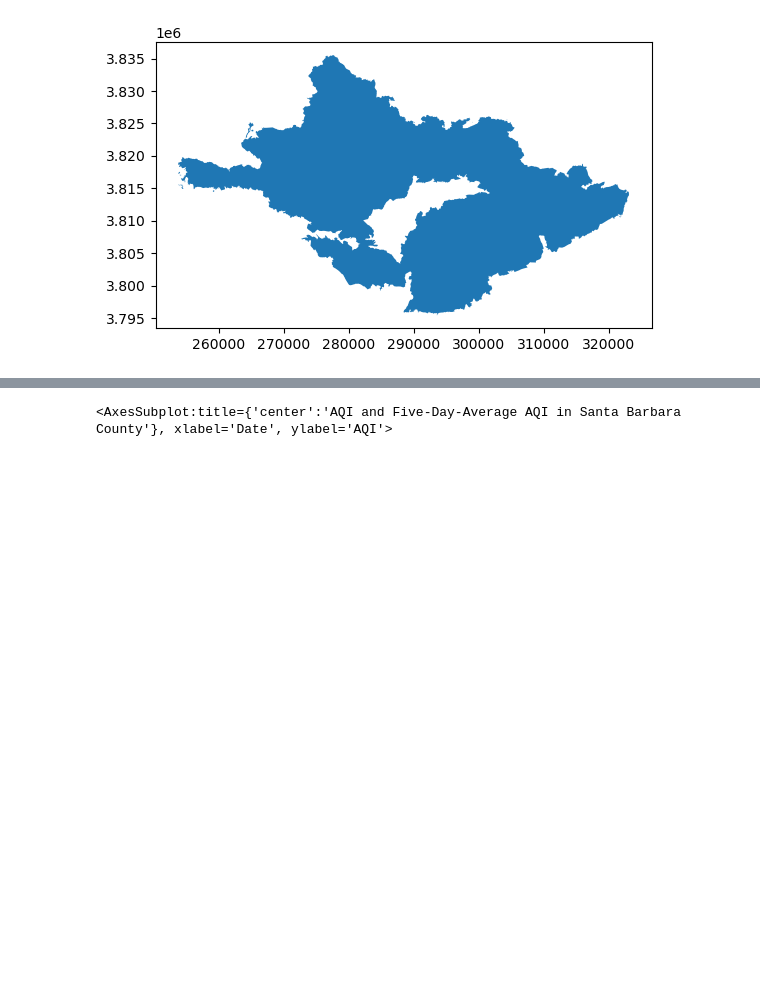
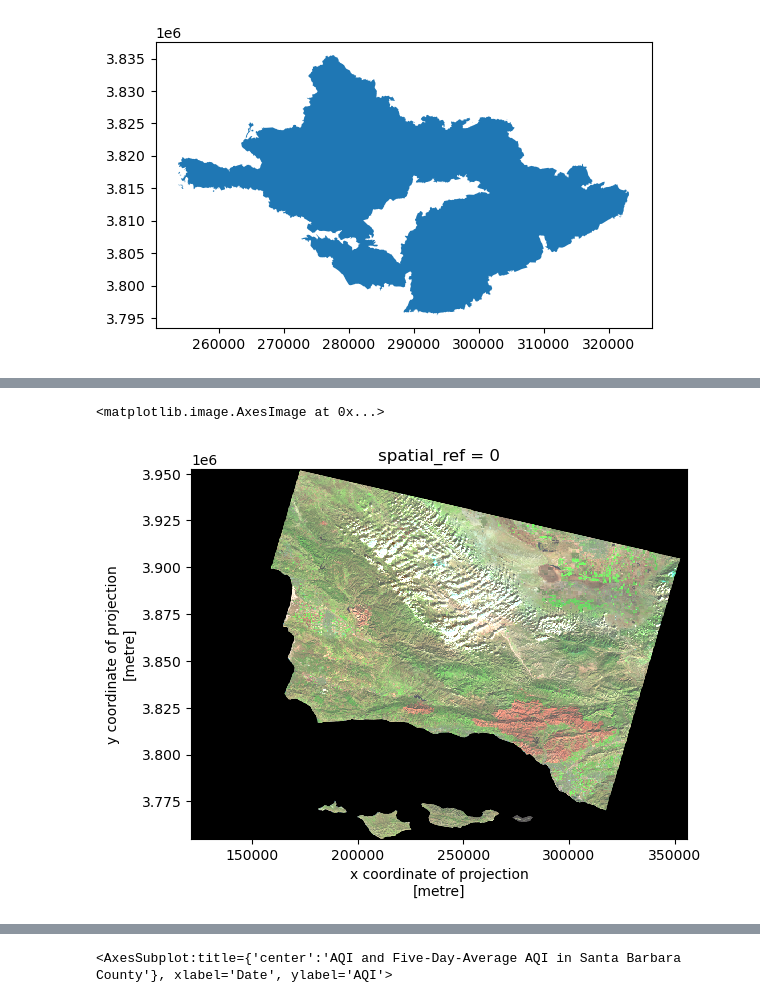
Before and after one commit to cnordheim-maestas/eds-220-hwk4-task3-Presentation-ready-repo, a Jupyter notebook: aqi-and-false-color-image.ipynb, the cells around one changed output, grey strips where cells are left out. Drawn from its saved outputs; the diff is of its cells as text; code cells hidden in the pictures; blank space fills up the shorter version.

```diff
--- a/aqi-and-false-color-image.ipynb
+++ b/aqi-and-false-color-image.ipynb
@@ -360,0 +328,7 @@ date
+# %%
+# false color image: short-wave infrared (swir22), near-infrared, and red variables (in that order)
+# robust = True: "colormap range is computed with 2nd and 98th percentiles instead of the extreme values" from documentation
+land[['swir22','nir08','red']].to_array().plot.imshow(robust=True)
+# %% [output]
+<matplotlib.image.AxesImage at 0x...>
+[figure, added]
```
Also changed, not shown: parts of 15 cells of this notebook.
